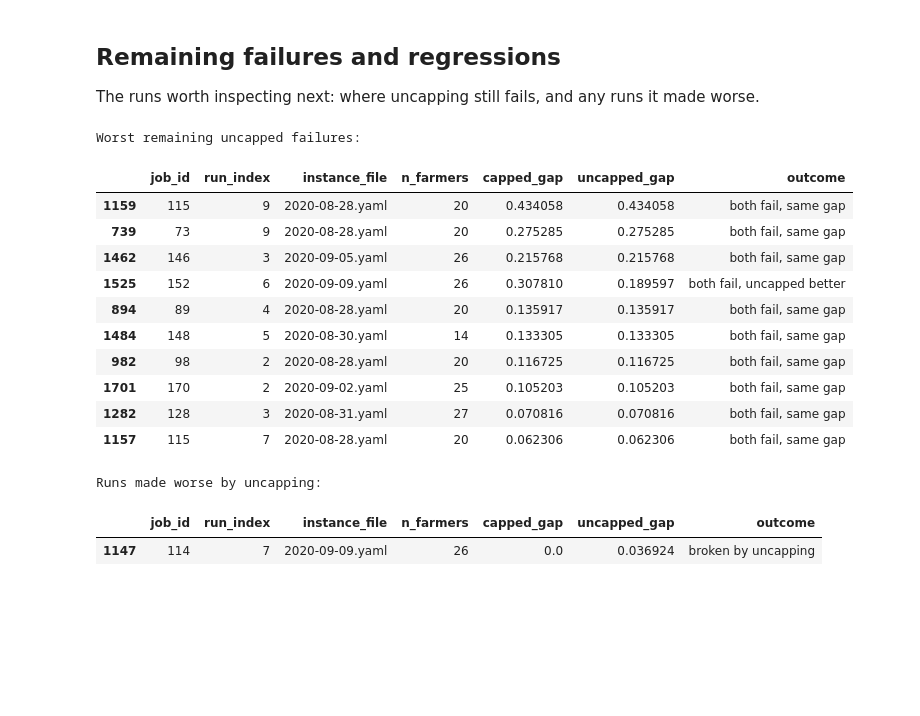
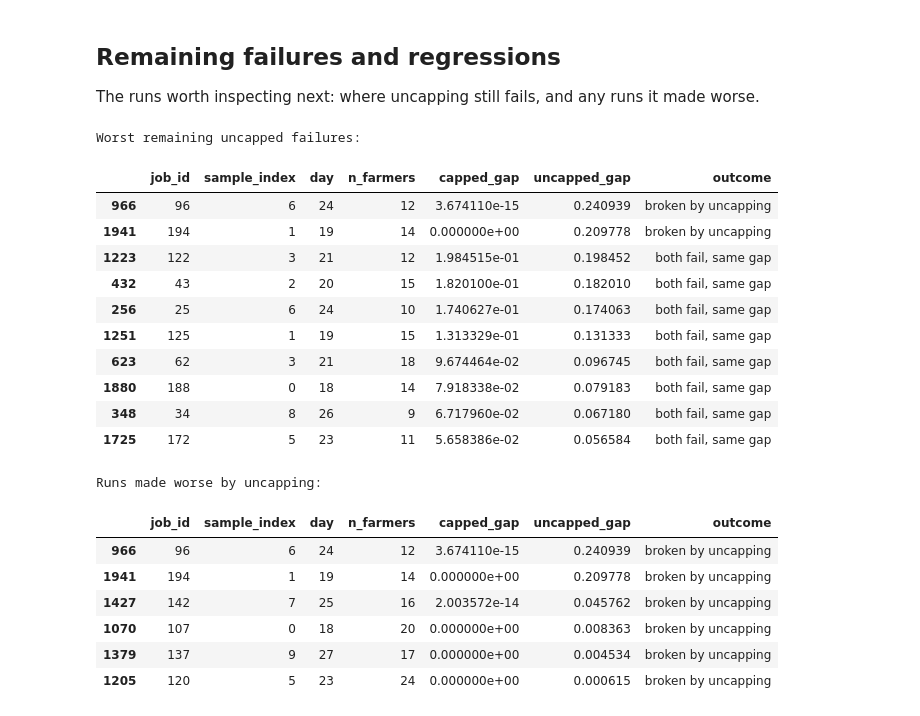
Before and after one commit to nachatjatu/StablePlatformMatching, a Jupyter notebook: notebooks/exp_9_results.ipynb, the cells around one changed output. Cells and saved outputs as stored; diff of their text form; code cells hidden in the pictures; blank space fills up the shorter version.

Commit message:
new experiments 10, 11, 12

```diff
--- a/notebooks/exp_9_results.ipynb
+++ b/notebooks/exp_9_results.ipynb
@@ -45,18 +49,13 @@ FIG_DIR = Path("../figures/exp_9")
 # %%
-def load_runs(experiment: str) -> dict:
-    runs = {}
-    for file in Path(f"../results/{experiment}").rglob("*.json.gz"):
-        with gzip.open(file, "rt", encoding="utf-8") as f:
-            payload = json.load(f)
-        for run in payload["runs"]:
-            runs[(payload["experiment_metadata"]["job_id"], run["metadata"]["run_index"])] = run
-    return runs
+root = Path("../results/exp_9")
+jsons = sorted(root.rglob("*.json.gz"))
 
-exp8 = load_runs("exp_8")
-exp9 = load_runs("exp_9")
+runs = {}
+for file in jsons:
+    with gzip.open(file, "rt", encoding="utf-8") as f:
+        payload = json.load(f)
+    for run in payload["runs"]:
+        runs[(payload["experiment_metadata"]["job_id"], run["metadata"]["sample_index"])] = run
 
-common = sorted(set(exp8) & set(exp9))
-print(f"exp_8 runs: {len(exp8)}, exp_9 runs: {len(exp9)}, joined: {len(common)}")
-print(f"dropped (exp_9 only, no exact baseline): {sorted(set(exp9) - set(exp8))}")
-print(f"dropped (exp_8 only): {sorted(set(exp8) - set(exp9))}")
+print(f"Found {len(jsons)} job files, {len(runs)} runs")
 # %% [output]
@@ -384,0 +416,14 @@ df[["capped_time", "uncapped_time", "capped_oracle_calls", "uncapped_oracle_call
+# %%
+df["hybrid_gap"] = df[["capped_gap", "uncapped_gap"]].min(axis=1)
+df["hybrid_seq_time"] = df["capped_time"] + df["uncapped_time"]
+df["hybrid_par_time"] = df[["capped_time", "uncapped_time"]].max(axis=1)
+
+hard = df.query("is_hard")
+hybrid_table = pd.DataFrame({
+    f"{name} (hard only)": threshold_row(hard[col])
+    | {"mean gap": hard[col].mean(), "max gap": hard[col].max()}
+    for name, col in [("Capped", "capped_gap"), ("Uncapped", "uncapped_gap"), ("Hybrid", "hybrid_gap")]
+}).T
+hybrid_table["n"] = hybrid_table["n"].astype(int)
+print(f"hybrid exact on {(df['hybrid_gap'] <= ZERO_TOL).mean():.2%} of all {len(df)} runs")
+hybrid_table
@@ -387,28 +467,33 @@ df[["capped_time", "uncapped_time", "capped_oracle_calls", "uncapped_oracle_call
 
 The runs worth inspecting next: where uncapping still fails, and any runs it made worse.
 # %%
-cols = ["job_id", "run_index", "instance_file", "n_farmers", "capped_gap", "uncapped_gap", "outcome"]
+cols = ["job_id", "sample_index", "day", "n_farmers", "capped_gap", "uncapped_gap", "outcome"]
 print("Worst remaining uncapped failures:")
 display(df.query("uncapped_gap > @ZERO_TOL").sort_values("uncapped_gap", ascending=False)[cols].head(10))
 
 print("Runs made worse by uncapping:")
 display(
     df.query("outcome in ['broken by uncapping', 'both fail, uncapped worse']")
     .sort_values("uncapped_gap", ascending=False)[cols]
 )
 # %% [output]
 Worst remaining uncapped failures:
-|  | job_id | run_index | instance_file | n_farmers | capped_gap | uncapped_gap | outcome |
-| 1159 | 115 | 9 | 2020-08-28.yaml | 20 | 0.434058 | 0.434058 | both fail, same gap |
-| 739 | 73 | 9 | 2020-08-28.yaml | 20 | 0.275285 | 0.275285 | both fail, same gap |
-| 1462 | 146 | 3 | 2020-09-05.yaml | 26 | 0.215768 | 0.215768 | both fail, same gap |
-| 1525 | 152 | 6 | 2020-09-09.yaml | 26 | 0.307810 | 0.189597 | both fail, uncapped better |
-| 894 | 89 | 4 | 2020-08-28.yaml | 20 | 0.135917 | 0.135917 | both fail, same gap |
-| 1484 | 148 | 5 | 2020-08-30.yaml | 14 | 0.133305 | 0.133305 | both fail, same gap |
-| 982 | 98 | 2 | 2020-08-28.yaml | 20 | 0.116725 | 0.116725 | both fail, same gap |
-| 1701 | 170 | 2 | 2020-09-02.yaml | 25 | 0.105203 | 0.105203 | both fail, same gap |
-| 1282 | 128 | 3 | 2020-08-31.yaml | 27 | 0.070816 | 0.070816 | both fail, same gap |
-| 1157 | 115 | 7 | 2020-08-28.yaml | 20 | 0.062306 | 0.062306 | both fail, same gap |
+|  | job_id | sample_index | day | n_farmers | capped_gap | uncapped_gap | outcome |
+| 966 | 96 | 6 | 24 | 12 | 3.674110e-15 | 0.240939 | broken by uncapping |
+| 1941 | 194 | 1 | 19 | 14 | 0.000000e+00 | 0.209778 | broken by uncapping |
+| 1223 | 122 | 3 | 21 | 12 | 1.984515e-01 | 0.198452 | both fail, same gap |
+| 432 | 43 | 2 | 20 | 15 | 1.820100e-01 | 0.182010 | both fail, same gap |
+| 256 | 25 | 6 | 24 | 10 | 1.740627e-01 | 0.174063 | both fail, same gap |
+| 1251 | 125 | 1 | 19 | 15 | 1.313329e-01 | 0.131333 | both fail, same gap |
+| 623 | 62 | 3 | 21 | 18 | 9.674464e-02 | 0.096745 | both fail, same gap |
+| 1880 | 188 | 0 | 18 | 14 | 7.918338e-02 | 0.079183 | both fail, same gap |
+| 348 | 34 | 8 | 26 | 9 | 6.717960e-02 | 0.067180 | both fail, same gap |
+| 1725 | 172 | 5 | 23 | 11 | 5.658386e-02 | 0.056584 | both fail, same gap |
 Runs made worse by uncapping:
-|  | job_id | run_index | instance_file | n_farmers | capped_gap | uncapped_gap | outcome |
-| 1147 | 114 | 7 | 2020-09-09.yaml | 26 | 0.0 | 0.036924 | broken by uncapping |
+|  | job_id | sample_index | day | n_farmers | capped_gap | uncapped_gap | outcome |
+| 966 | 96 | 6 | 24 | 12 | 3.674110e-15 | 0.240939 | broken by uncapping |
+| 1941 | 194 | 1 | 19 | 14 | 0.000000e+00 | 0.209778 | broken by uncapping |
+| 1427 | 142 | 7 | 25 | 16 | 2.003572e-14 | 0.045762 | broken by uncapping |
+| 1070 | 107 | 0 | 18 | 20 | 0.000000e+00 | 0.008363 | broken by uncapping |
+| 1379 | 137 | 9 | 27 | 17 | 0.000000e+00 | 0.004534 | broken by uncapping |
+| 1205 | 120 | 5 | 23 | 24 | 0.000000e+00 | 0.000615 | broken by uncapping |
```
Also changed, not shown: parts of 36 cells of this notebook, 42 other files.
